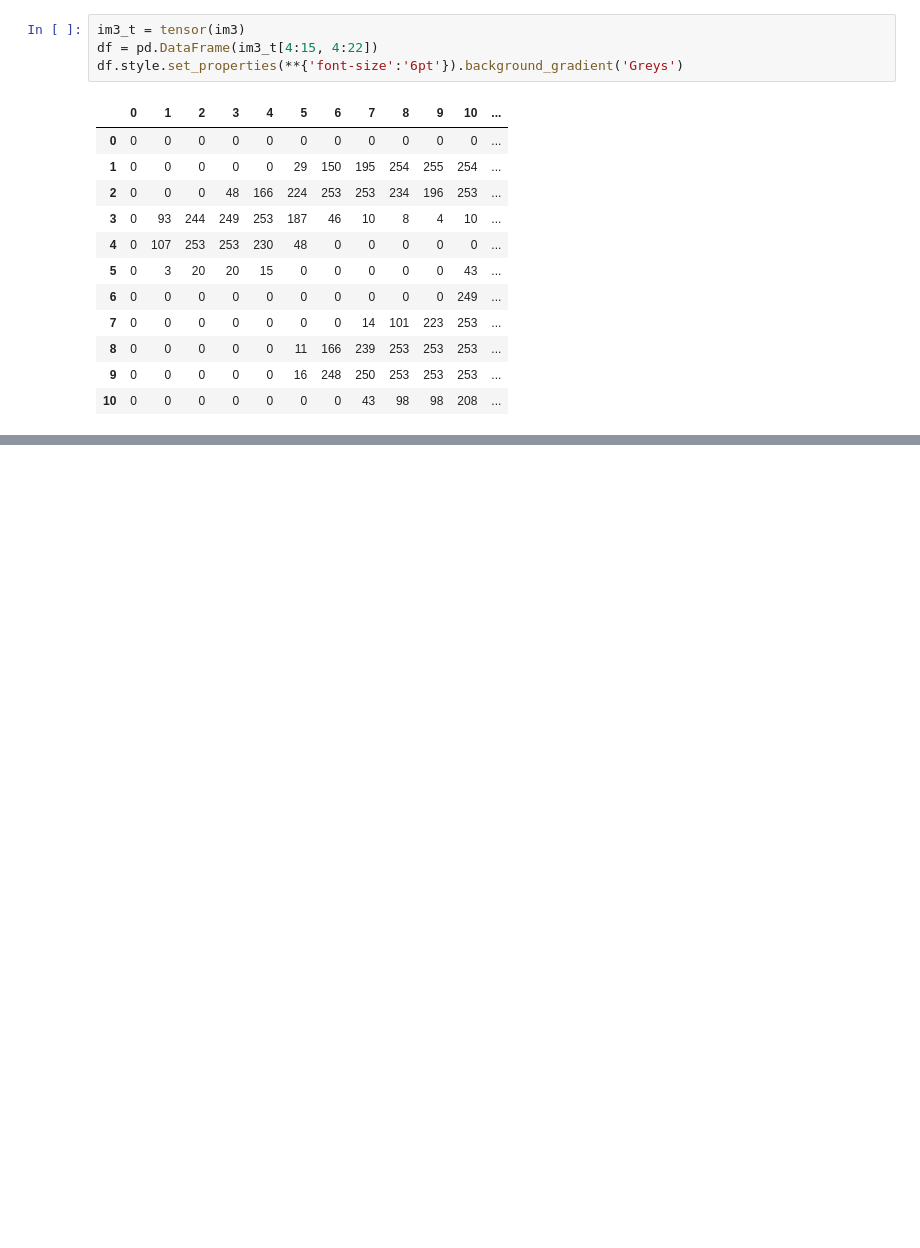
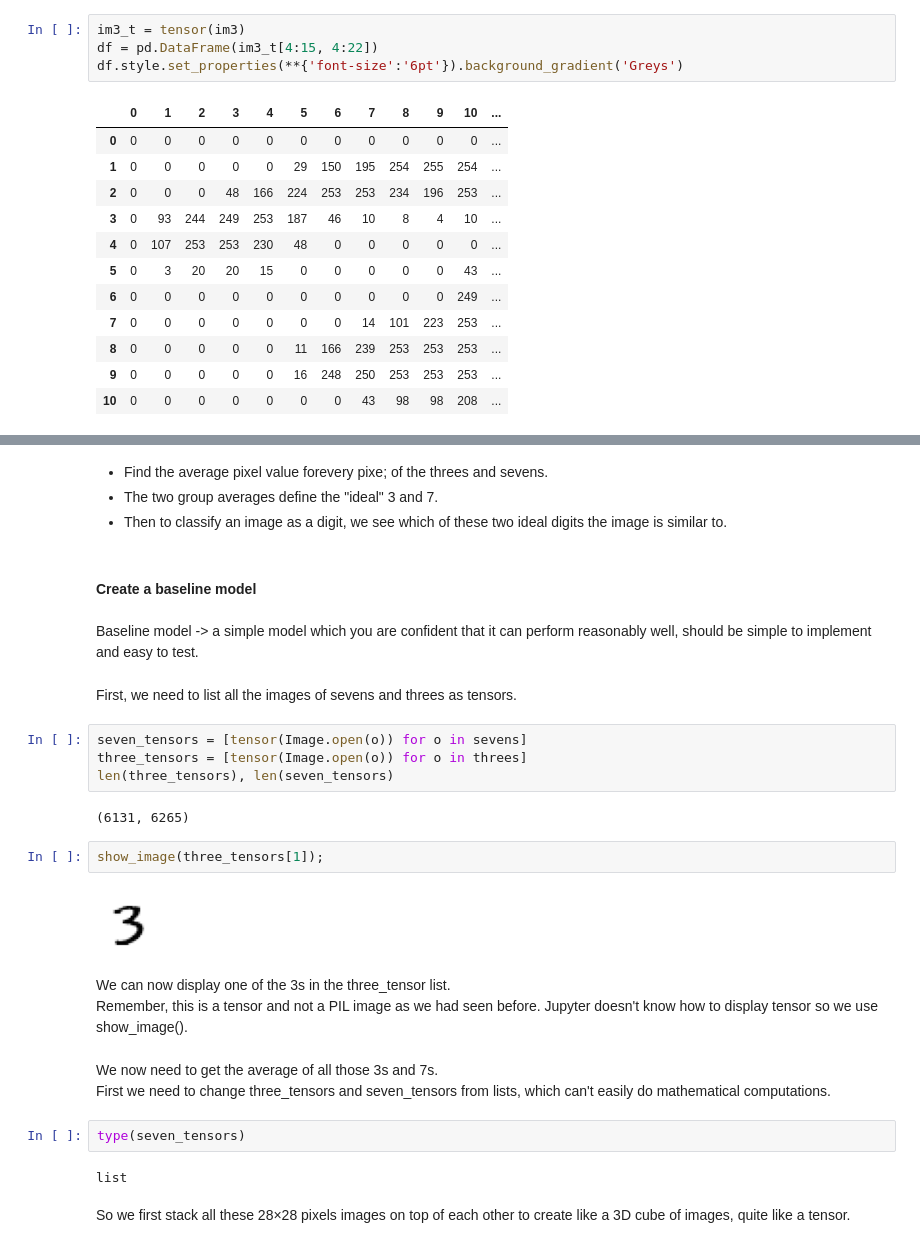
Before and after one commit to maureen-mugo/California-Housing-Price-Prediction, a Jupyter notebook: deep-learning-notes/mnist_sample.ipynb, the cells around one changed output, grey strips where cells are left out. Cells and saved outputs as stored; diff of their text form; blank space fills up the shorter version.

Commit message:
pixel similarity

```diff
--- a/deep-learning-notes/mnist_sample.ipynb
+++ b/deep-learning-notes/mnist_sample.ipynb
@@ -113,0 +128,32 @@ df.style.set_properties(**{'font-size':'6pt'}).background_gradient('Greys')
+# %% [markdown]
+- Find the average pixel value forevery pixe; of the threes and sevens.
+- The two group averages define the "ideal" 3 and 7.
+- Then to classify an image as a digit, we see which of these two ideal digits the image is similar to.
+# %% [markdown]
+#### Create a baseline model
+# %% [markdown]
+Baseline model -> a simple model which you are confident that it can perform reasonably well, should be simple to implement and easy to test.
+# %% [markdown]
+First, we need to list all the images of sevens and threes as tensors.
+# %%
+seven_tensors = [tensor(Image.open(o)) for o in sevens]
+three_tensors = [tensor(Image.open(o)) for o in threes]
+len(three_tensors), len(seven_tensors)
+# %% [output]
+(6131, 6265)
+# %%
+show_image(three_tensors[1]);
+# %% [output]
+[figure, added]
+# %% [markdown]
+We can now display one of the 3s in the three_tensor list.
+Remember, this is a tensor and not a PIL image as we had seen before. Jupyter doesn't know how to display tensor so we use show_image().
+# %% [markdown]
+We now need to get the average of all those 3s and 7s.
+First we need to change three_tensors and seven_tensors from lists, which can't easily do mathematical computations.
+# %%
+type(seven_tensors)
+# %% [output]
+list
+# %% [markdown]
+So we first stack all these 28×28 pixels images on top of each other to create like a 3D cube of images, quite like a tensor.
```
Also changed, not shown: parts of 8 cells of this notebook.
